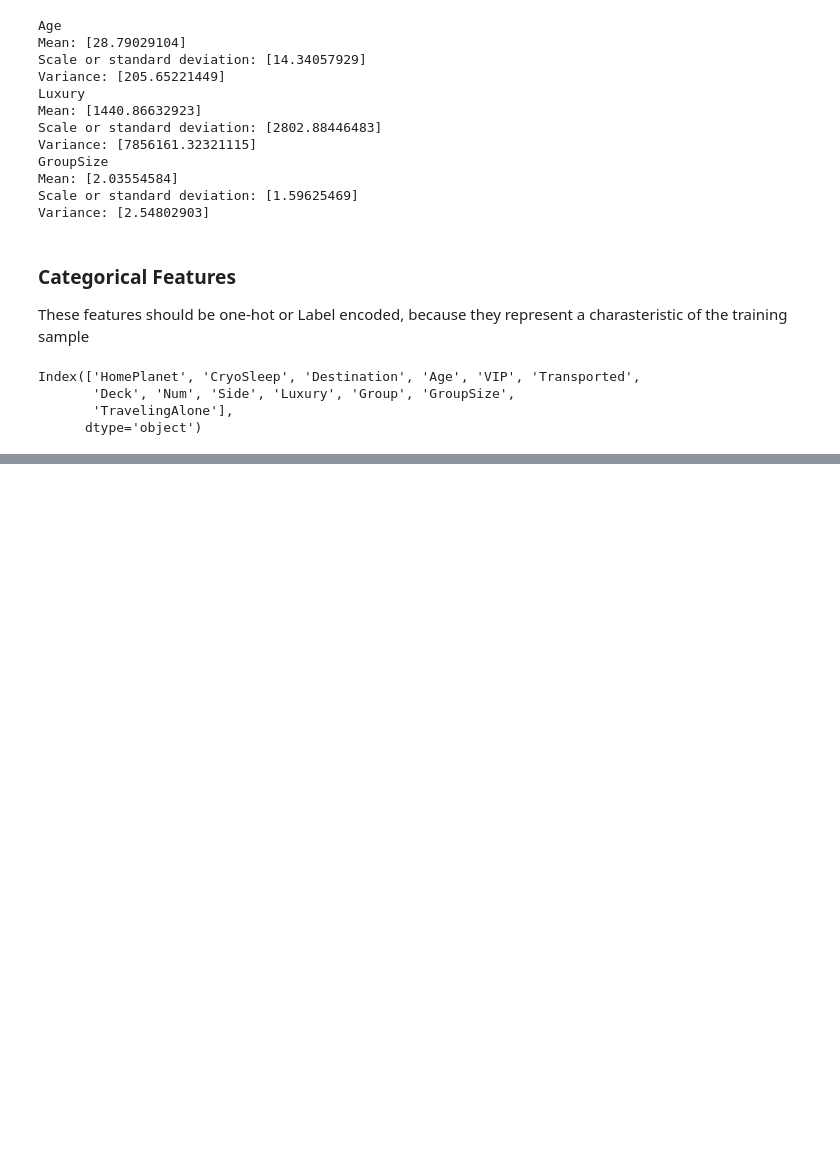
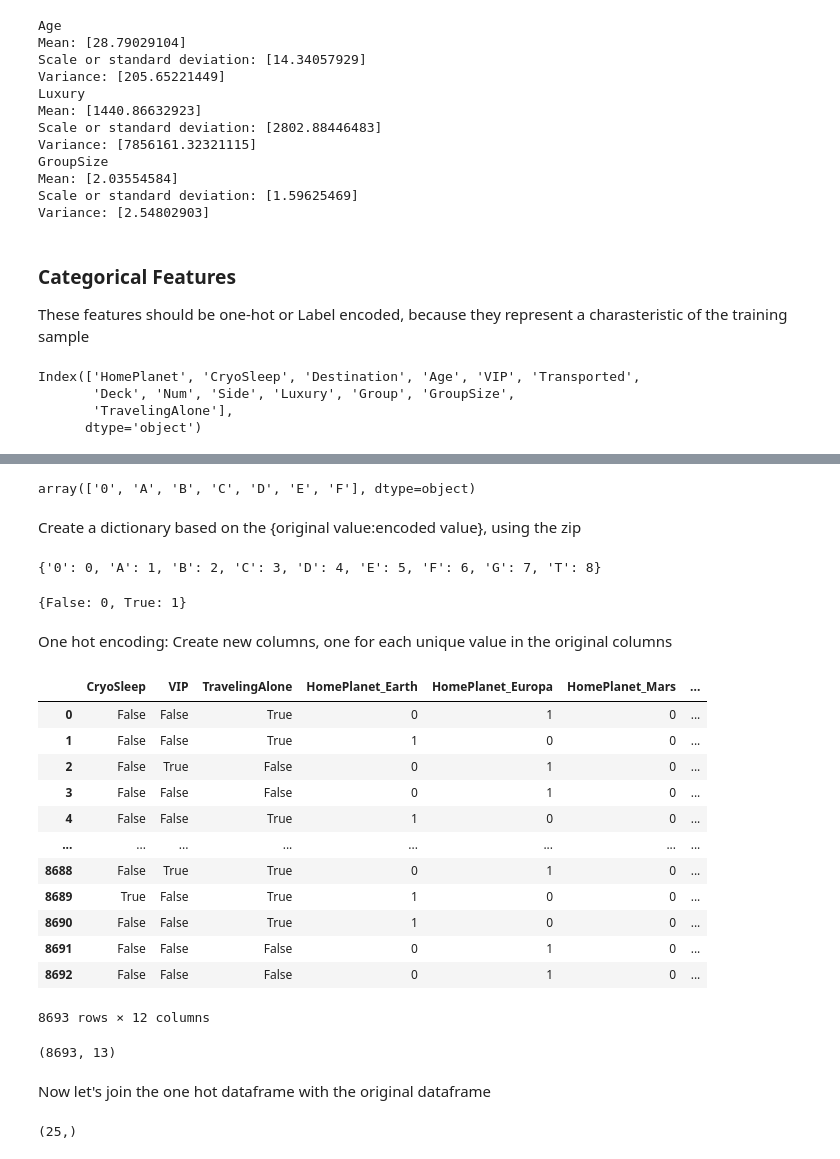
Before and after one commit to Braxion06/spaceship_titanic_competition, a Jupyter notebook: notebooks/004_data_transformation.ipynb, the cells around one changed output, grey strips where cells are left out. Drawn from its saved outputs; the diff is of its cells as text; code cells hidden in the pictures; blank space fills up the shorter version.

Commit message:
Continued in data transformation, tried pandas s get dummies, will change to scikit learn OneHotEncorder and try to create a ColumnTransformer in order to make code more reusable and clean

```diff
--- a/notebooks/004_data_transformation.ipynb
+++ b/notebooks/004_data_transformation.ipynb
@@ -229,3 +231,3 @@ Name: count, dtype: int64
 # %%
-cat_features_label = ['HomePlanet', 'CryoSleep', 'Destination', 'VIP', 'Trnsported', 'Deck', 'Side', 'TravelingAlone']
-cat_features_one_hot = ['HomePlanet', 'CryoSleep', 'Destination']
+cat_features_label = ['Deck', 'Transported']
+cat_features_one_hot = ['HomePlanet', 'CryoSleep', 'Destination', 'VIP', 'Side', 'TravelingAlone']
@@ -237,0 +236,6 @@ for feature in cat_features_label:
+# %%
+encoders = {}
+for feature in cat_features_label:
+    current_encoder = LabelEncoder()
+    df[feature] = current_encoder.fit_transform(df[feature])
+    encoders[feature] = current_encoder
@@ -237,0 +252,36 @@ for feature in cat_features_label:
+# %%
+encoders['Deck'].inverse_transform([0, 1, 2, 3, 4, 5, 6])
+# %% [output]
+array(['0', 'A', 'B', 'C', 'D', 'E', 'F'], dtype=object)
+# %% [markdown]
+Create a dictionary based on the {original value:encoded value}, using the zip
+# %%
+deck_encoder_dict = {}
+deck_encoder_dict = dict(zip(encoders['Deck'].classes_, encoders['Deck'].transform(encoders['Deck'].classes_)))
+print(deck_encoder_dict)
+# %% [output]
+{'0': 0, 'A': 1, 'B': 2, 'C': 3, 'D': 4, 'E': 5, 'F': 6, 'G': 7, 'T': 8}
+# %%
+transported_encoder_dict = {}
+transported_encoder_dict = dict(zip(encoders['Transported'].classes_, encoders['Transported'].transform(encoders['Transported'].classes_)))
+print(transported_encoder_dict)
+# %% [output]
+{False: 0, True: 1}
+# %% [markdown]
+One hot encoding: Create new columns, one for each unique value in the original columns
+# %%
+pd.get_dummies(df[cat_features_one_hot], dtype=int)
+# %% [output]
+|  | CryoSleep | VIP | TravelingAlone | HomePlanet_Earth | HomePlanet_Europa | HomePlanet_Mars | ... |
+| 0 | False | False | True | 0 | 1 | 0 | ... |
+| 1 | False | False | True | 1 | 0 | 0 | ... |
+| 2 | False | True | False | 0 | 1 | 0 | ... |
+| 3 | False | False | False | 0 | 1 | 0 | ... |
+| 4 | False | False | True | 1 | 0 | 0 | ... |
+| ... | ... | ... | ... | ... | ... | ... | ... |
+| 8688 | False | True | True | 0 | 1 | 0 | ... |
+| 8689 | True | False | True | 1 | 0 | 0 | ... |
+| 8690 | False | False | True | 1 | 0 | 0 | ... |
+| 8691 | False | False | False | 0 | 1 | 0 | ... |
+| 8692 | False | False | False | 0 | 1 | 0 | ... |
+8693 rows × 12 columns
@@ -237,0 +290,6 @@ for feature in cat_features_label:
+# %%
+df.shape
+# %% [output]
+(8693, 13)
+# %% [markdown]
+Now let's join the one hot dataframe with the original dataframe
@@ -237,0 +298,4 @@ for feature in cat_features_label:
+# %%
+df_merged_a.columns.shape
+# %% [output]
+(25,)
```
Also changed, not shown: parts of 16 cells of this notebook.
